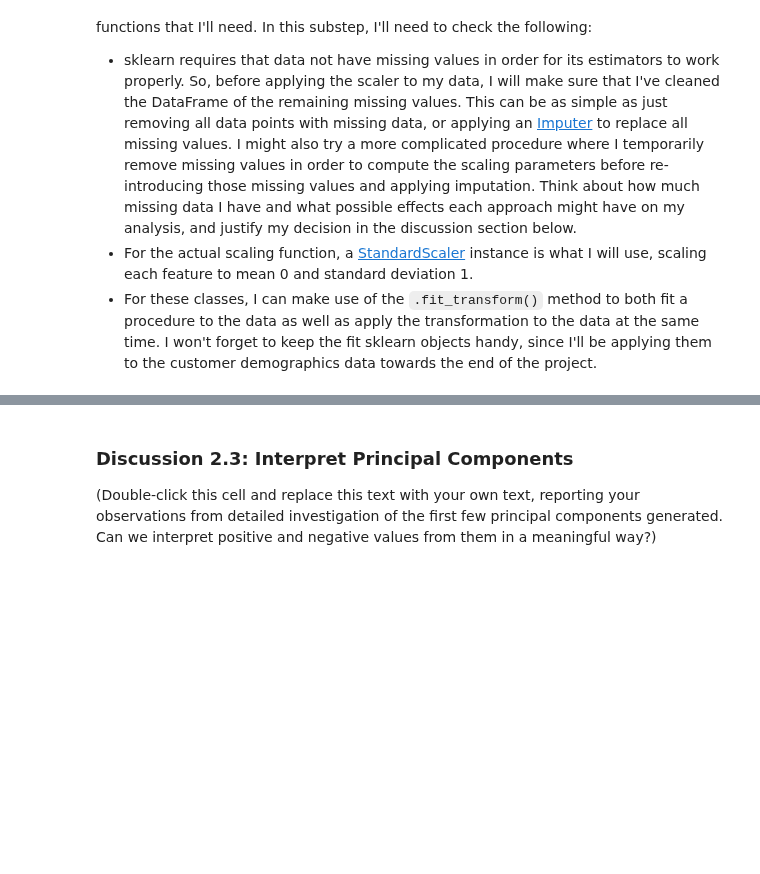
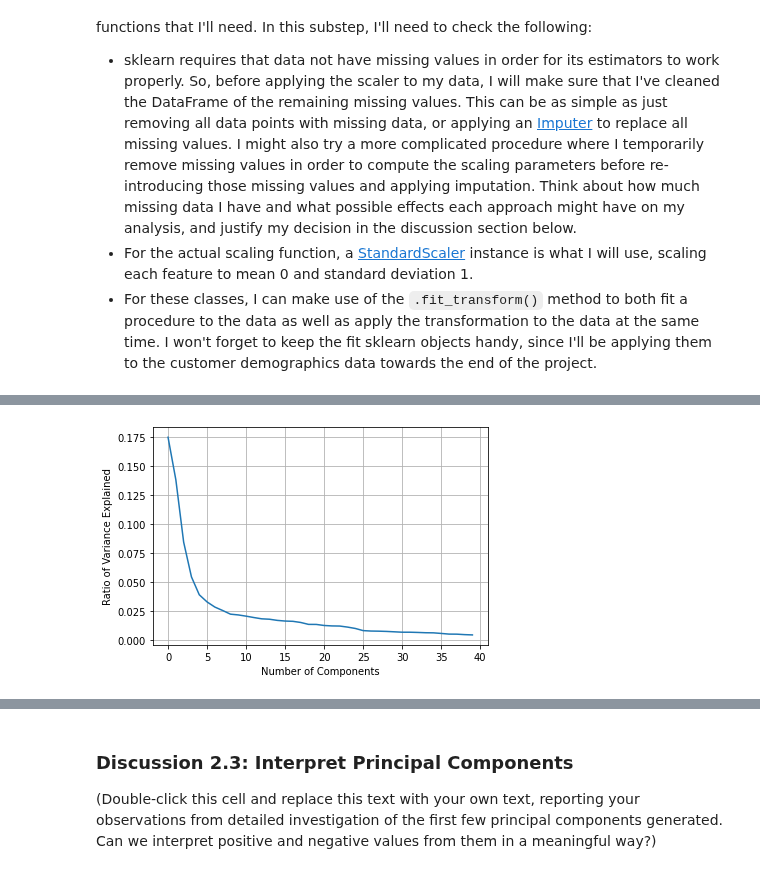
Before and after one commit to paulgureghian/Python_Notebooks, a Jupyter notebook: Create_Cust_Segments/Identify_Cust_Segments/identify_cust_segments.ipynb, the cells around one changed output, grey strips where cells are left out. Drawn from its saved outputs; the diff is of its cells as text; code cells hidden in the pictures; blank space fills up the shorter version.

```diff
--- a/Create_Cust_Segments/Identify_Cust_Segments/identify_cust_segments.ipynb
+++ b/Create_Cust_Segments/Identify_Cust_Segments/identify_cust_segments.ipynb
@@ -959,0 +1048,5 @@ On your scaled data, you are now ready to apply dimensionality reduction techniq
+# %%
+# Re-apply PCA techniques to the dataframe with 'n_components' parameter.
+pca = PCA(n_components=40)
+azdias_pca = pd.DataFrame(pca.fit_transform(azdias))
+azdias_pca
@@ -959,0 +1067,8 @@ On your scaled data, you are now ready to apply dimensionality reduction techniq
+# %%
+# Plot the transformed dataframe.
+plt.plot(pca.explained_variance_ratio_)
+plt.xlabel('Number of Components')
+plt.ylabel('Ratio of Variance Explained')
+plt.grid();
+# %% [output]
+[figure, added]
```
Also changed, not shown: parts of 20 cells of this notebook.
